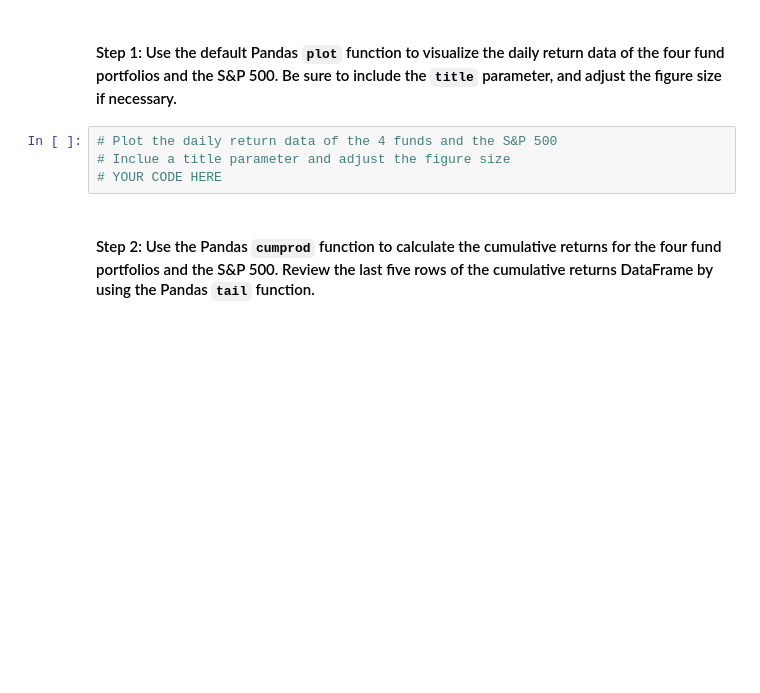
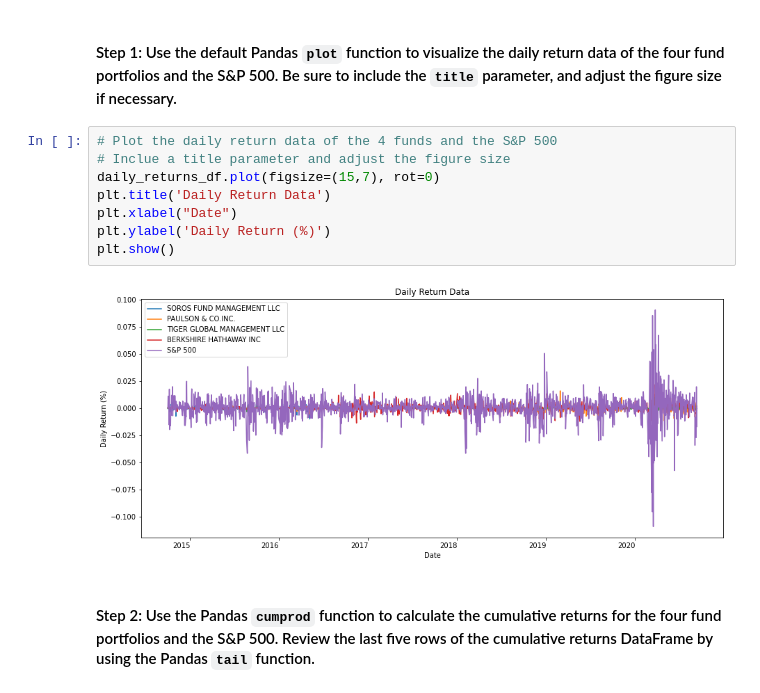
Before and after one commit to MaxAcheson/Module_4_Challenge, a Jupyter notebook: Starter_Code/risk_return_analysis.ipynb, the cells around one changed output. Cells and saved outputs as stored; diff of their text form; blank space fills up the shorter version.

```diff
--- a/Starter_Code/risk_return_analysis.ipynb
+++ b/Starter_Code/risk_return_analysis.ipynb
@@ -153,7 +155,13 @@ Analyze the data to determine if any of the portfolios outperform the broader st
 # %%
 # Plot the daily return data of the 4 funds and the S&P 500
 # Inclue a title parameter and adjust the figure size
-# YOUR CODE HERE
+daily_returns_df.plot(figsize=(15,7), rot=0)
+plt.title('Daily Return Data')
+plt.xlabel("Date")
+plt.ylabel('Daily Return (%)')
+plt.show()
+# %% [output]
+[figure, added]
 # %% [markdown]
 #### Step 2: Use the Pandas `cumprod` function to calculate the cumulative returns for the four fund portfolios and the S&P 500. Review the last five rows of the cumulative returns DataFrame by using the Pandas `tail` function.
 # %%
```
Also changed, not shown: parts of 10 cells of this notebook.
